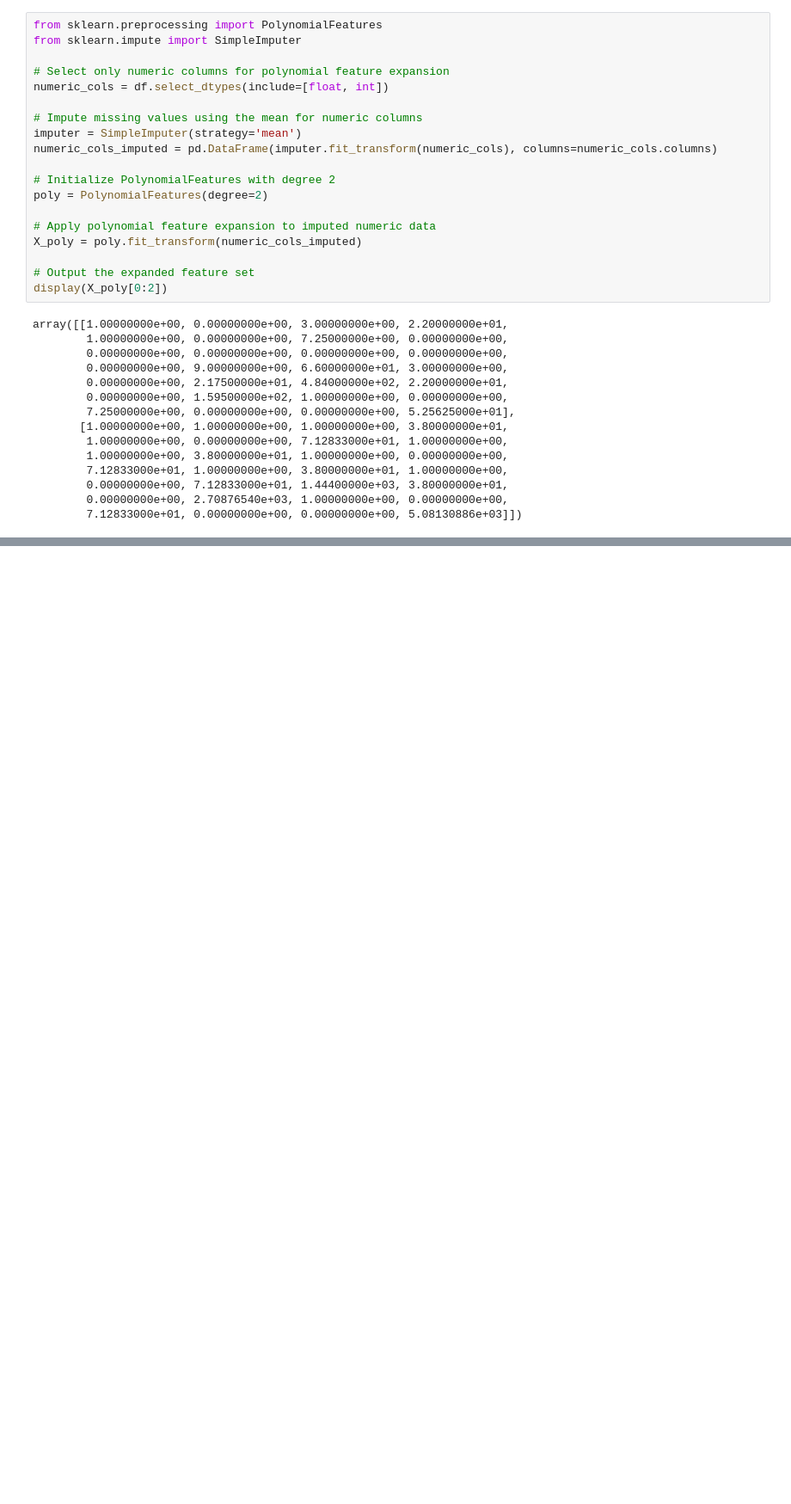
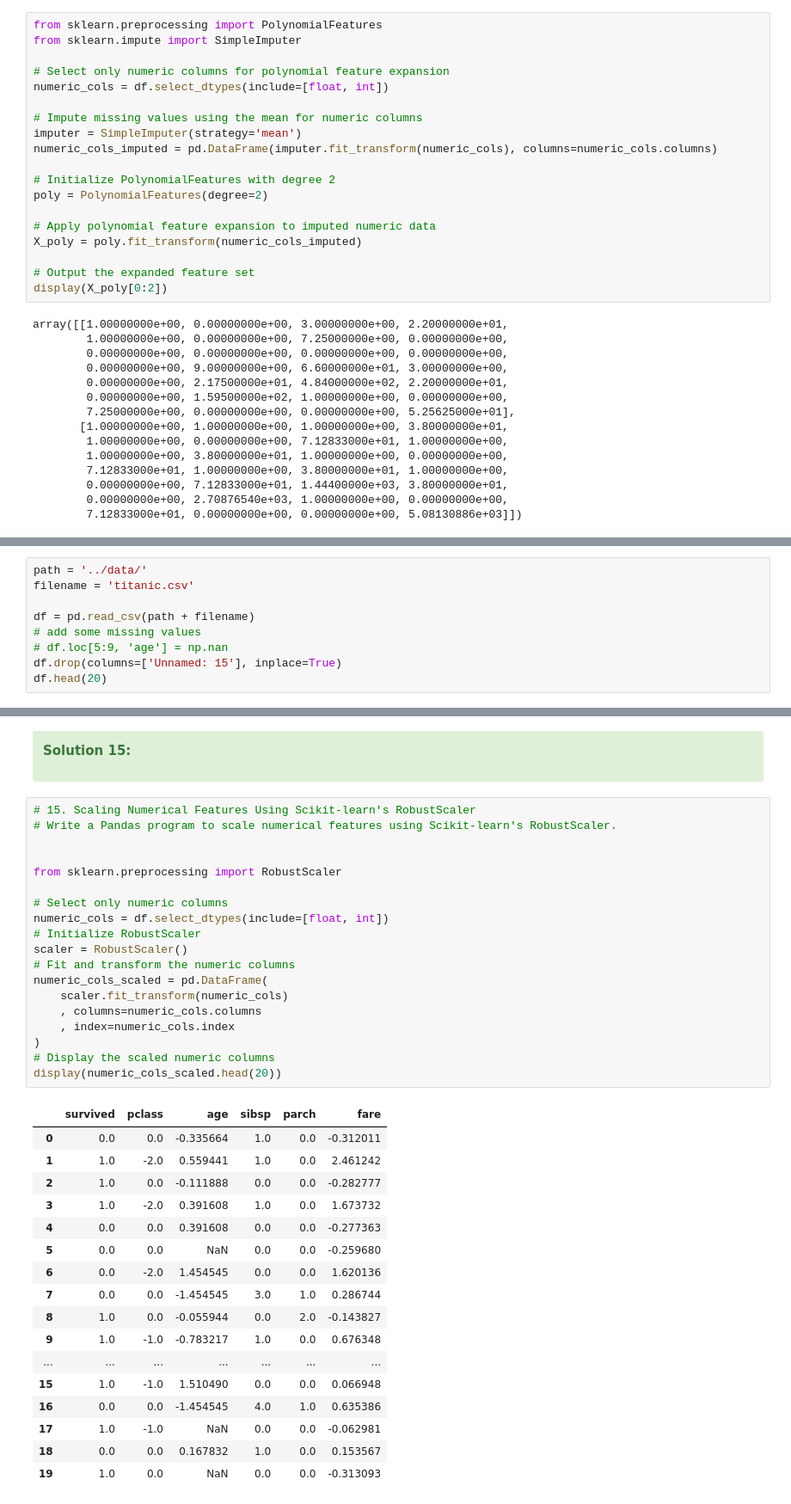
Before and after one commit to aziart/pandas-exercises, a Jupyter notebook: 12 - w3exercises/08 - Machine Learning Integration/08 - Machine Learning Integration.ipynb, the cells around one changed output, grey strips where cells are left out. Shown at 86% size. Drawn from its saved outputs; the diff is of its cells as text; blank space fills up the shorter version.

```diff
--- a/12 - w3exercises/08 - Machine Learning Integration/08 - Machine Learning Integration.ipynb
+++ b/12 - w3exercises/08 - Machine Learning Integration/08 - Machine Learning Integration.ipynb
@@ -1259,0 +1268,9 @@ array([[1.00000000e+00, 0.00000000e+00, 3.00000000e+00, 2.20000000e+01,
+# %%
+path = '../data/'
+filename = 'titanic.csv'
+
+df = pd.read_csv(path + filename)
+# add some missing values
+# df.loc[5:9, 'age'] = np.nan
+df.drop(columns=['Unnamed: 15'], inplace=True)
+df.head(20)
@@ -1259,0 +1295,42 @@ array([[1.00000000e+00, 0.00000000e+00, 3.00000000e+00, 2.20000000e+01,
+# %% [markdown]
+<div class="alert alert-success">
+
+**Solution 15:**
+</div>
+# %%
+# 15. Scaling Numerical Features Using Scikit-learn's RobustScaler
+# Write a Pandas program to scale numerical features using Scikit-learn's RobustScaler.
+
+
+from sklearn.preprocessing import RobustScaler
+
+# Select only numeric columns
+numeric_cols = df.select_dtypes(include=[float, int])
+# Initialize RobustScaler
+scaler = RobustScaler()
+# Fit and transform the numeric columns
+numeric_cols_scaled = pd.DataFrame(
+    scaler.fit_transform(numeric_cols)
+    , columns=numeric_cols.columns
+    , index=numeric_cols.index
+)
+# Display the scaled numeric columns
+display(numeric_cols_scaled.head(20))
+# %% [output]
+|  | survived | pclass | age | sibsp | parch | fare |
+| 0 | 0.0 | 0.0 | -0.335664 | 1.0 | 0.0 | -0.312011 |
+| 1 | 1.0 | -2.0 | 0.559441 | 1.0 | 0.0 | 2.461242 |
+| 2 | 1.0 | 0.0 | -0.111888 | 0.0 | 0.0 | -0.282777 |
+| 3 | 1.0 | -2.0 | 0.391608 | 1.0 | 0.0 | 1.673732 |
+| 4 | 0.0 | 0.0 | 0.391608 | 0.0 | 0.0 | -0.277363 |
+| 5 | 0.0 | 0.0 | NaN | 0.0 | 0.0 | -0.259680 |
+| 6 | 0.0 | -2.0 | 1.454545 | 0.0 | 0.0 | 1.620136 |
+| 7 | 0.0 | 0.0 | -1.454545 | 3.0 | 1.0 | 0.286744 |
+| 8 | 1.0 | 0.0 | -0.055944 | 0.0 | 2.0 | -0.143827 |
+| 9 | 1.0 | -1.0 | -0.783217 | 1.0 | 0.0 | 0.676348 |
+| ... | ... | ... | ... | ... | ... | ... |
+| 15 | 1.0 | -1.0 | 1.510490 | 0.0 | 0.0 | 0.066948 |
+| 16 | 0.0 | 0.0 | -1.454545 | 4.0 | 1.0 | 0.635386 |
+| 17 | 1.0 | -1.0 | NaN | 0.0 | 0.0 | -0.062981 |
+| 18 | 0.0 | 0.0 | 0.167832 | 1.0 | 0.0 | 0.153567 |
+| 19 | 1.0 | 0.0 | NaN | 0.0 | 0.0 | -0.313093 |
```
Also changed, not shown: parts of 2 cells of this notebook.
